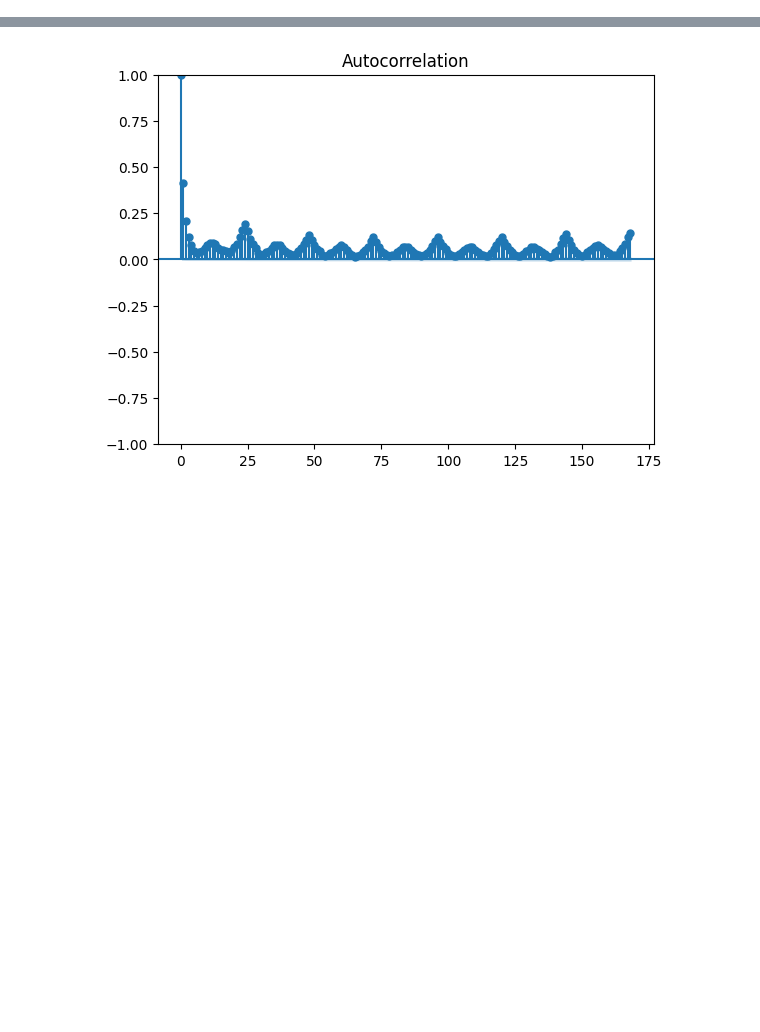
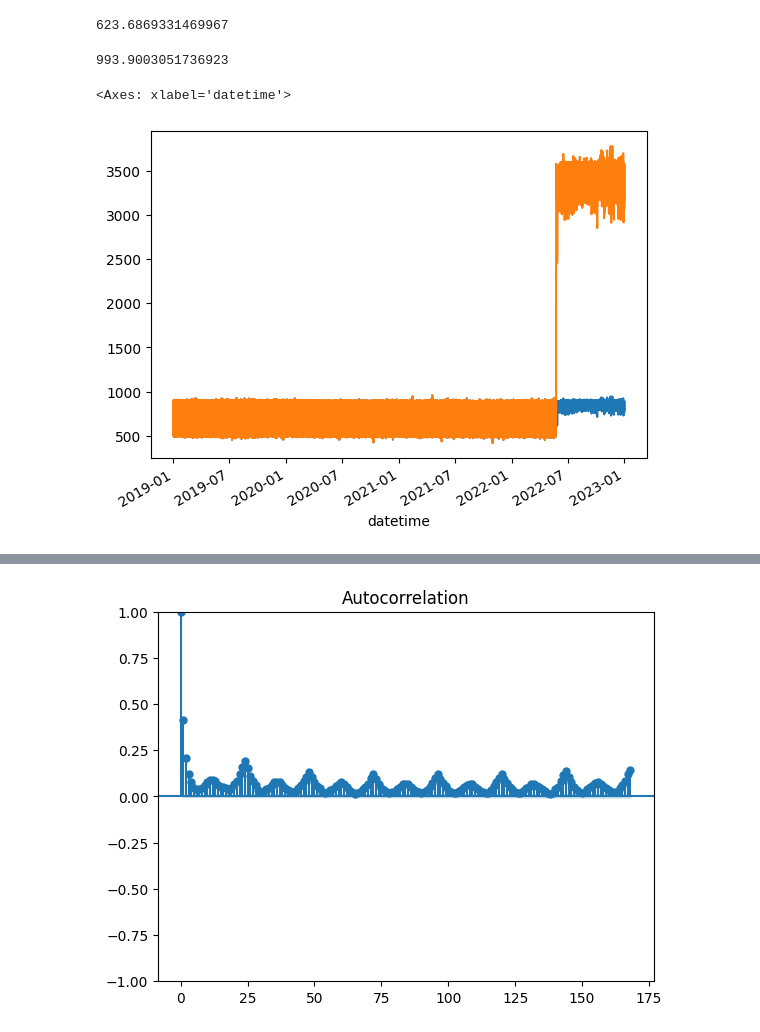
Before and after one commit to JotaFan/renewable-generation-into-reserve-markets, a Jupyter notebook: notebooks/Model Statistics.ipynb, the cells around one changed output, grey strips where cells are left out. Cells and saved outputs as stored; diff of their text form; code cells hidden in the pictures; blank space fills up the shorter version.

```diff
--- a/notebooks/Model Statistics.ipynb
+++ b/notebooks/Model Statistics.ipynb
@@ -34,3 +34,7 @@ dataset.drop("datetime", axis=1, inplace=True)
 # Impute missing values
 imputer = IterativeImputer(max_iter=10, random_state=0)
 df_imputed = pd.DataFrame(imputer.fit_transform(dataset), columns=dataset.columns, index=dataset.index)
+# %%
+path_new = "/home/joao/Transferências/BenchmarkUp.xlsx"
+new_df = pd.read_excel(path_new)
+new_df.index =  dataset[dataset.index.year.isin([2019, 2020, 2021, 2022])].index
@@ -36,0 +85,14 @@ df_imputed = pd.DataFrame(imputer.fit_transform(dataset), columns=dataset.column
+# %%
+new_df["TSO Up"].mean()
+# %% [output]
+623.6869331469967
+# %%
+dataset[dataset.index.year.isin([2019, 2020, 2021, 2022])]["SecondaryReserveAllocationAUpward"].mean()
+# %% [output]
+993.9003051736923
+# %%
+new_df["TSO Up"].plot()
+dataset[dataset.index.year.isin([2019, 2020, 2021, 2022])]["SecondaryReserveAllocationAUpward"].plot()
+# %% [output]
+<Axes: xlabel='datetime'>
+[figure, added]
```
Also changed, not shown: parts of 17 cells of this notebook, 11 other files.
